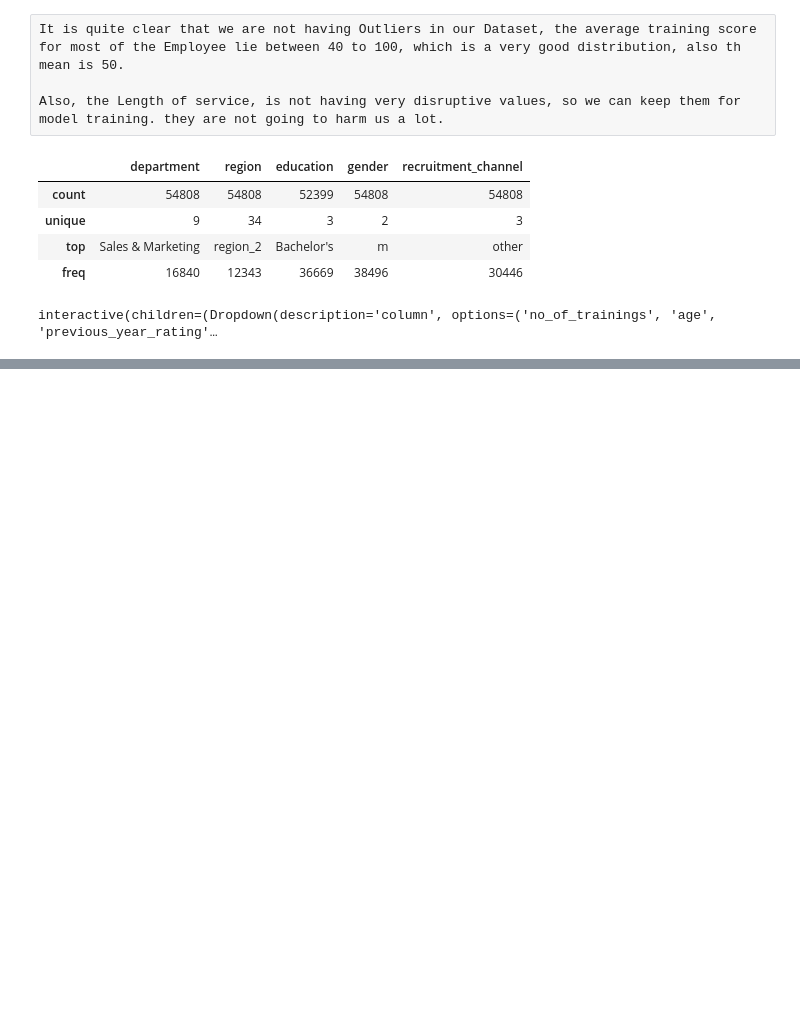
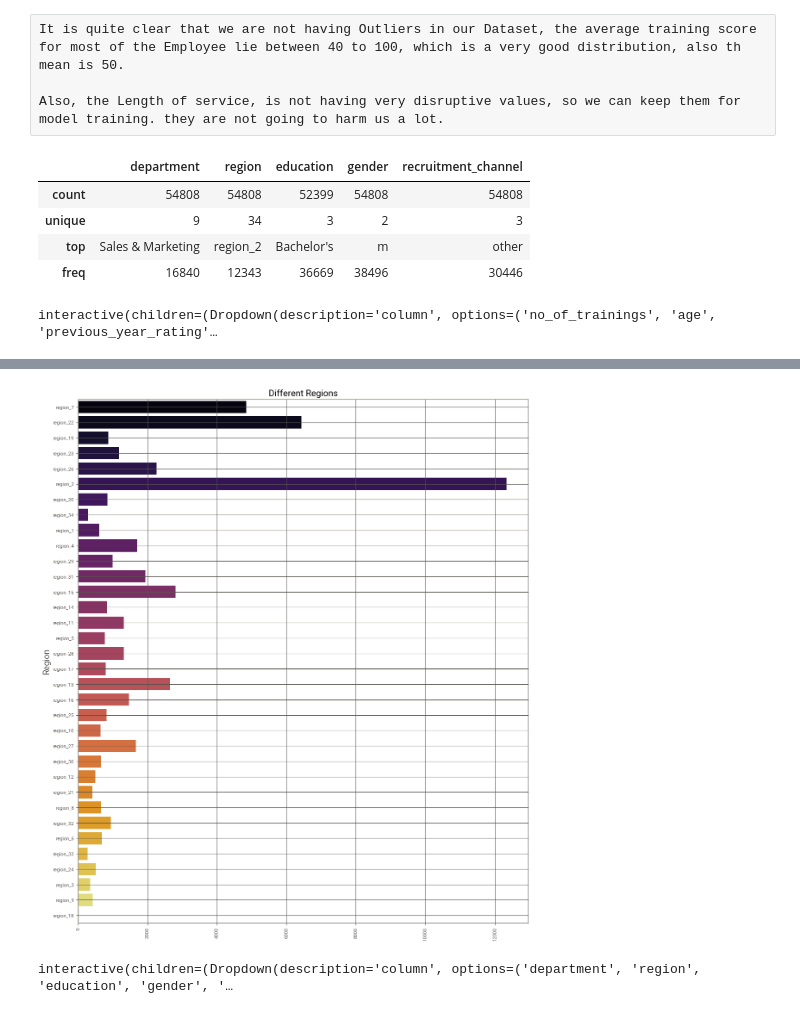
Before and after one commit to prakash079/Employee-Promotion-Predictor, a Jupyter notebook: employee_promotion_predictor.ipynb, the cells around one changed output, grey strips where cells are left out. Cells and saved outputs as stored; diff of their text form; code cells hidden in the pictures; blank space fills up the shorter version.

Commit message:
done with univariate analysis

```diff
--- a/employee_promotion_predictor.ipynb
+++ b/employee_promotion_predictor.ipynb
@@ -141,0 +231,26 @@ interactive(children=(Dropdown(description='column', options=('no_of_trainings',
+# %%
+# lets check distribution of different Regions
+
+plt.rcParams['figure.figsize'] = (12,15)
+sns.countplot(y = train['region'], palette = 'inferno', orient = 'v')
+plt.xlabel('')
+plt.ylabel('Region')
+plt.title('Different Regions', fontsize = 15)
+plt.xticks(rotation = 90)
+plt.grid()
+plt.show()
+# %% [output]
+[figure, added]
+# %%
+# interactive function for plotting univariate charts for categorical data
+
+plt.rcParams['figure.figsize'] = (15, 4)
+plt.style.use('fivethirtyeight')
+@interact_manual
+def check(column = list(train.select_dtypes('object').columns),
+          palette = ['cividis','copper','spring','Reds','Blues']):
+    sns.countplot(train[column], palette = palette)
+
+    plt.show()
+# %% [output]
+interactive(children=(Dropdown(description='column', options=('department', 'region', 'education', 'gender', '…
```
Also changed, not shown: parts of 9 cells of this notebook, 1 other file.
